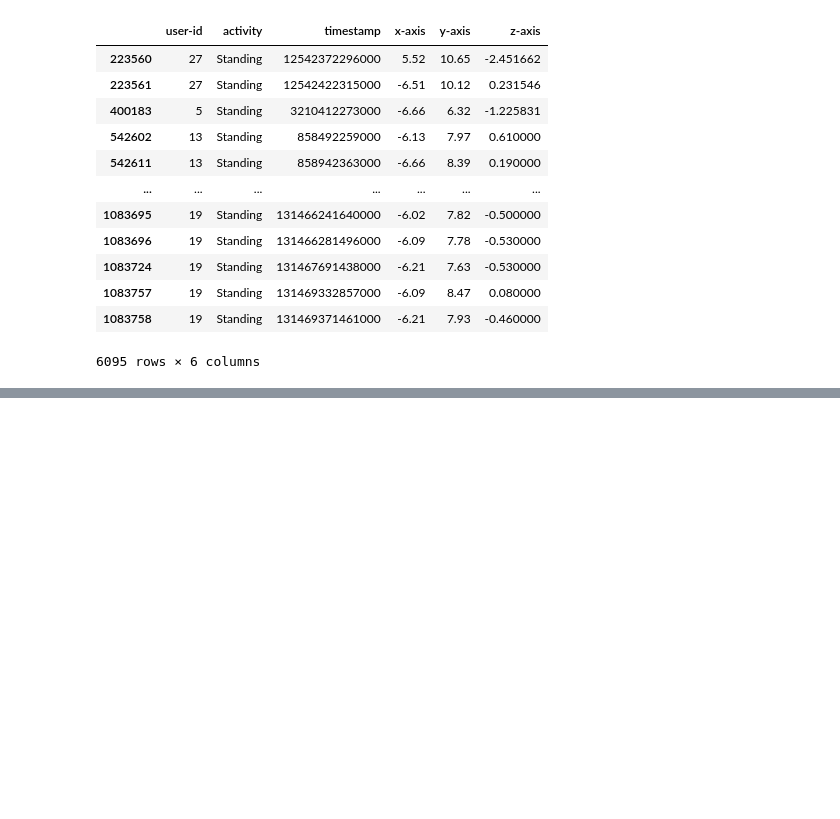
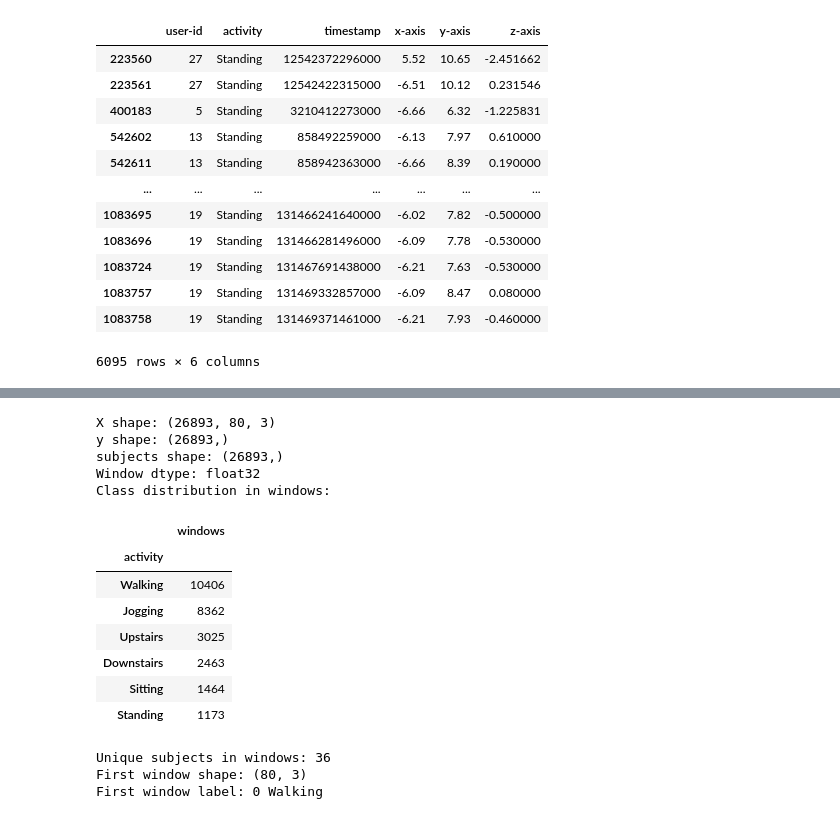
Before and after one commit to loo00r/esp32_cl_har, a Jupyter notebook: notebooks/CNN_training.ipynb, the cells around one changed output, grey strips where cells are left out. Drawn from its saved outputs; the diff is of its cells as text; code cells hidden in the pictures; blank space fills up the shorter version.

```diff
--- a/notebooks/CNN_training.ipynb
+++ b/notebooks/CNN_training.ipynb
@@ -171,0 +271,67 @@ max      31.000000    13.100000
+# %%
+WINDOW_SIZE = 80
+STEP_SIZE = 40  # 50% overlap
+
+def create_windows(dataframe, feature_columns, window_size=80, step_size=40):
+    windows = []
+    labels = []
+    subject_ids = []
+
+    grouped = dataframe.groupby(['user_id', 'activity'], sort=False)
+
+    for (user_id, activity), group in grouped:
+        values = group[feature_columns].to_numpy(dtype=np.float32)
+        label = int(group['label'].iloc[0])
+
+        if len(values) < window_size:
+            continue
+
+        for start in range(0, len(values) - window_size + 1, step_size):
+            end = start + window_size
+            window = values[start:end]
+
+            windows.append(window)
+            labels.append(label)
+            subject_ids.append(user_id)
+
+    X = np.stack(windows).astype(np.float32)
+    y = np.asarray(labels, dtype=np.int32)
+    subjects = np.asarray(subject_ids, dtype=np.int32)
+
+    return X, y, subjects
+
+X, y, subjects = create_windows(
+    df_model_z,
+    FEATURE_COLUMNS,
+    window_size=WINDOW_SIZE,
+    step_size=STEP_SIZE,
+)
+
+print(f"X shape: {X.shape}")
+print(f"y shape: {y.shape}")
+print(f"subjects shape: {subjects.shape}")
+print(f"Window dtype: {X.dtype}")
+
+print("Class distribution in windows:")
+display(pd.Series(y).map(label_to_activity).value_counts().rename_axis('activity').to_frame('windows'))
+
+print("Unique subjects in windows:", len(np.unique(subjects)))
+print("First window shape:", X[0].shape)
+print("First window label:", y[0], label_to_activity[y[0]])
+# %% [output]
+X shape: (26893, 80, 3)
+y shape: (26893,)
+subjects shape: (26893,)
+Window dtype: float32
+Class distribution in windows:
+|  | windows |
+| activity |  |
+| Walking | 10406 |
+| Jogging | 8362 |
+| Upstairs | 3025 |
+| Downstairs | 2463 |
+| Sitting | 1464 |
+| Standing | 1173 |
+Unique subjects in windows: 36
+First window shape: (80, 3)
+First window label: 0 Walking
```
Also changed, not shown: parts of 6 cells of this notebook, 1 other file.
